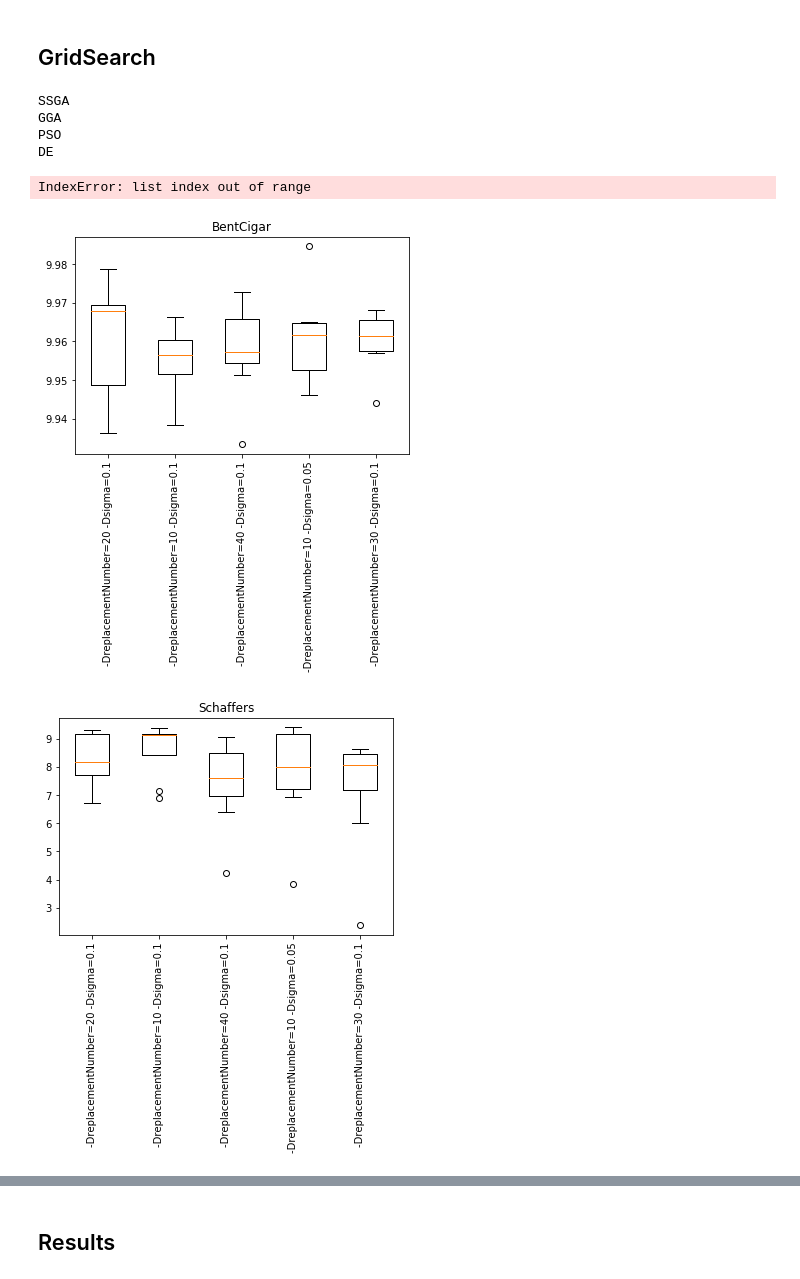
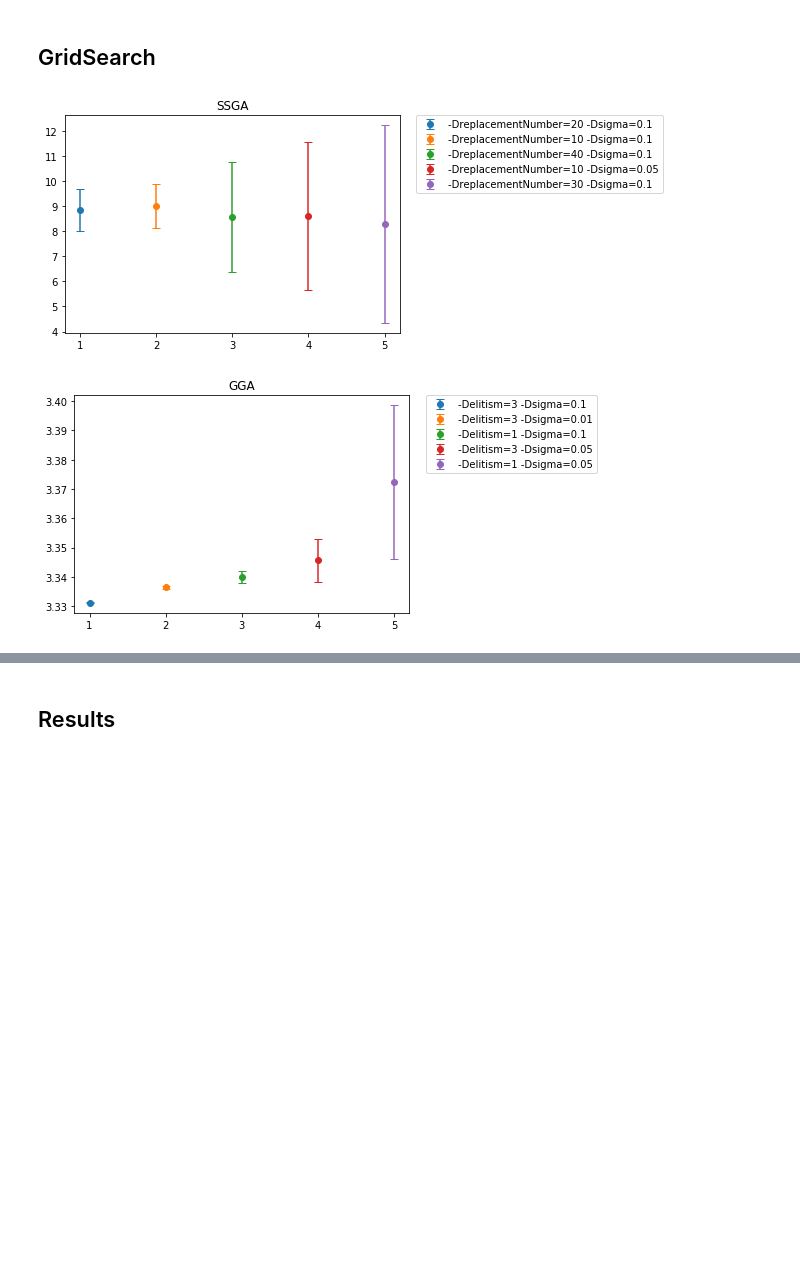
Before and after one commit to HitLuca/EC-Function_optimization, a Jupyter notebook: results_plotter.ipynb, the cells around one changed output, grey strips where cells are left out. Saved outputs shown, nothing was run; the diff lists cells and outputs as text; code cells hidden in the pictures; blank space fills up the shorter version.

```diff
--- a/results_plotter.ipynb
+++ b/results_plotter.ipynb
@@ -61,50 +61,54 @@ runs_number = 8
 
 algorithms_fitnesses = []
 
+# load the data and put it in a list of matrices of size (P, 3, 8)
 for algorithm_index, algorithm in enumerate(algorithms):
     algorithm_files = sorted(filter(lambda x: algorithm in x, files))
     parameter_combinations = get_possible_combinations(algorithm_files)
 
     parameters_fitnesses = np.zeros((len(parameter_combinations), len(functions), runs_number)) # (P, 3, 8)
 
     # filter out the files relative to a specific combination
     for parameter_combination_index, parameter_combination in enumerate(parameter_combinations):
         parameter_files = filter(lambda x: parameter_combination in x, algorithm_files)
 
         for function_index, filename in enumerate(parameter_files):
             with open(gridsearch_dir + filename) as f:
                 n = 0
                 for line in f.readlines():
                     line = line.replace('\n', '').split()
                     if line[0] == "Score:":
                         parameters_fitnesses[parameter_combination_index, function_index, n] = (float(line[1]))
                         n+=1
     algorithms_fitnesses.append((parameters_fitnesses, parameter_combinations))
 
+# for every algorithm find the best parameter combination, highest average mean and lowest variance
 for algorithm_index, (algorithm_fitnesses, parameter_combinations) in enumerate(algorithms_fitnesses):
-    print algorithms[algorithm_index]
-    mean_parameter_combinations = np.mean(algorithm_fitnesses, axis = (2, 1))
-    variance_parameter_combinations = np.max(np.var(algorithm_fitnesses, axis = 2), axis=1)
+    mean_parameter_combinations = np.mean(algorithm_fitnesses, axis = (2, 1)) # (P, 1)
+    variance_parameter_combinations = np.max(np.var(algorithm_fitnesses, axis = 2), axis=1) # (P, 1)
 
+    # find the indexes of the best means
     best_indexes = np.argsort(mean_parameter_combinations)[-5:]
-    best_combination = algorithm_fitnesses[best_indexes, :]
+
+    best_means = mean_parameter_combinations[best_indexes]
+    best_variances = variance_parameter_combinations[best_indexes]
     best_parameters = np.array(parameter_combinations)[best_indexes]
 
-    best_indexes = np.argsort(variance_parameter_combinations[best_indexes])
-    best_combination = best_combination[best_indexes]
+    # find indexes of the lowest variances (of the best means)
+    best_indexes = np.argsort(best_variances)
+
+    best_means = best_means[best_indexes]
+    best_variances = best_variances[best_indexes]
     best_parameters = best_parameters[best_indexes]
 
-    axis = np.arange(1, best_combination.shape[0] + 1)
-    for index, function in enumerate(functions):
-        plt.figure()
-        plt.boxplot(np.transpose(best_combination[:,index,:]))
-        plt.xticks(axis, best_parameters, rotation='vertical')
-        plt.title(function)
+    axis = np.arange(1, best_means.shape[0] + 1)
+
+    plt.figure()
+    for index, parameter in enumerate(best_parameters):
+        plt.errorbar(axis[index], best_means[index], best_variances[index], linestyle='None', marker='o', capsize=4, label=parameter)
+    plt.xticks(axis)
+    plt.legend(bbox_to_anchor=(1.05, 1), loc=2, borderaxespad=0.)
+    plt.title(algorithms[algorithm_index])
 # %% [output]
-SSGA
-GGA
-PSO
-DE
-IndexError: list index out of range
-[figure, old version]
+[figure, new version]
-[figure, old version]
+[figure, new version]
```
Also changed, not shown: parts of 4 cells of this notebook, 1 other file.
